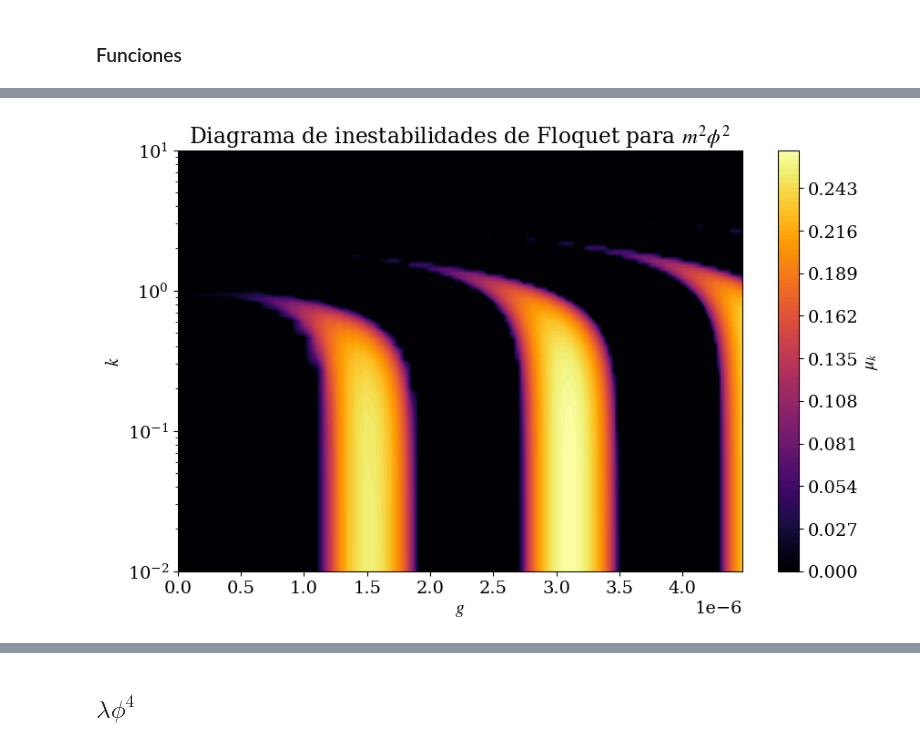
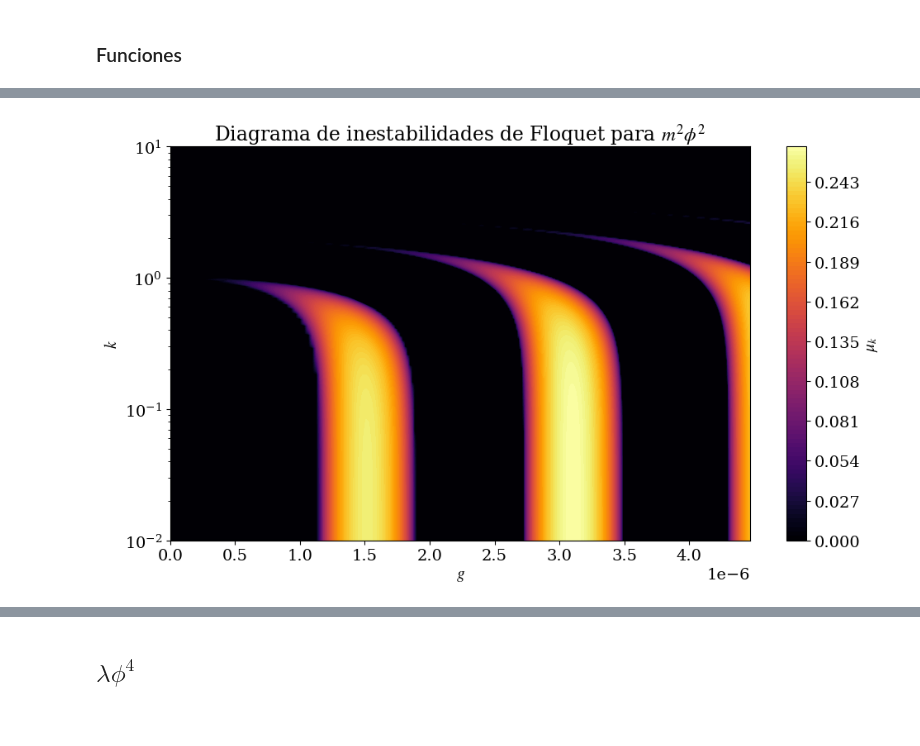
Before and after one commit to TomasCiccarella/Tesis, a Jupyter notebook: Floquet/Floquet.ipynb, the cells around one changed output, grey strips where cells are left out. Drawn from its saved outputs; the diff is of its cells as text; code cells hidden in the pictures.

```diff
--- a/Floquet/Floquet.ipynb
+++ b/Floquet/Floquet.ipynb
@@ -105,7 +114,7 @@ Correcciones a tener en cuenta:
 ### Funciones
 # %%
 # Función para armarse la matriz de monodromía y calcular los coeficientes de Floquet
-def calculate_mu_k(k, g, y0, Tosc):
+def mu_m2phi2(k, g, y0, Tosc):
     phi0, phi_dot0 = y0
 
     def pert(t, y, k, g):
@@ -137,11 +146,11 @@ def calculate_mu_k(k, g, y0, Tosc):
         return 0.0
 
 # Función para calcular el período de oscilación del inflatón
-def oscilation(E, phi0, g):
-    def integrand(phi, g):
+def oscilation_m2phi2(E):
+    def integrand(phi):
         V = 0.5 * phi**2
         return 1.0 / np.sqrt(2 * (E - V))
     phimax = np.sqrt(2*E)
-    integral, _ = quad(integrand, 0, phimax, args=(g,))
+    integral, _ = quad(integrand, 0, phimax, args=())
     Tosc = 4*integral
     return Tosc
@@ -173,12 +157,47 @@ for i, g in enumerate(tqdm(gs)):
+# %%
+# Verifico si el archivo de inestabilidades existe, sino lo armo
+filename = "mathieu_m2phi2.csv"
+
+if not os.path.exists(filename):
+    phi0 = 1e6
+    phi_dot0 = 0
+    y0 = (phi0, phi_dot0)
+    E = 0.5 * phi_dot0**2 + 0.5 * phi0**2
+
+    qs = np.linspace(0, 5, 300)
+    ks = np.logspace(-2, 1, 300)
+    gs = []
+
+    for q in qs:
+        g = 2 * np.sqrt(q) / phi0
+        gs.append(g)
+
+    G, K = np.meshgrid(gs, ks)
+    mu = np.zeros((len(ks), len(gs)), dtype=complex)
+    Tosc = oscilation_m2phi2(E)
+
+    for i, g in enumerate(tqdm(gs)):
+        for j, k in enumerate(ks):
+            mu[j, i] = mu_m2phi2(k, g, y0, Tosc)
+
+    # Guardemos los resultados en un archivo CSV
+    save_csv(gs, ks, mu, filename='mathieu_m2phi2')
+
+else:
+    data = np.loadtxt(filename, delimiter=",")
+    gs = data[0, 1:]
+    ks = data[1:, 0]
+    mu = data[1:, 1:]
 # %%
 # Ahora grafiquemos el diagrama de inestabilidades
 plt.figure(figsize=(10, 6))
 plt.contourf(gs, ks, np.real(mu), levels=100, cmap='inferno')
 plt.colorbar(label=r'$\mu_k$')
 plt.xlabel(r'$g$')
 plt.ylabel(r'$k$')
 plt.title(r'Diagrama de inestabilidades de Floquet para $m^2 \phi^2$')
 plt.yscale('log')
-plt.show()
+plt.tight_layout()
+plt.savefig("Floquet_m2phi2.pdf", format = "pdf")
 # %% [output]
-[figure, old version]
+[figure, new version]
```
Also changed, not shown: parts of 8 cells of this notebook, 15 other files.
